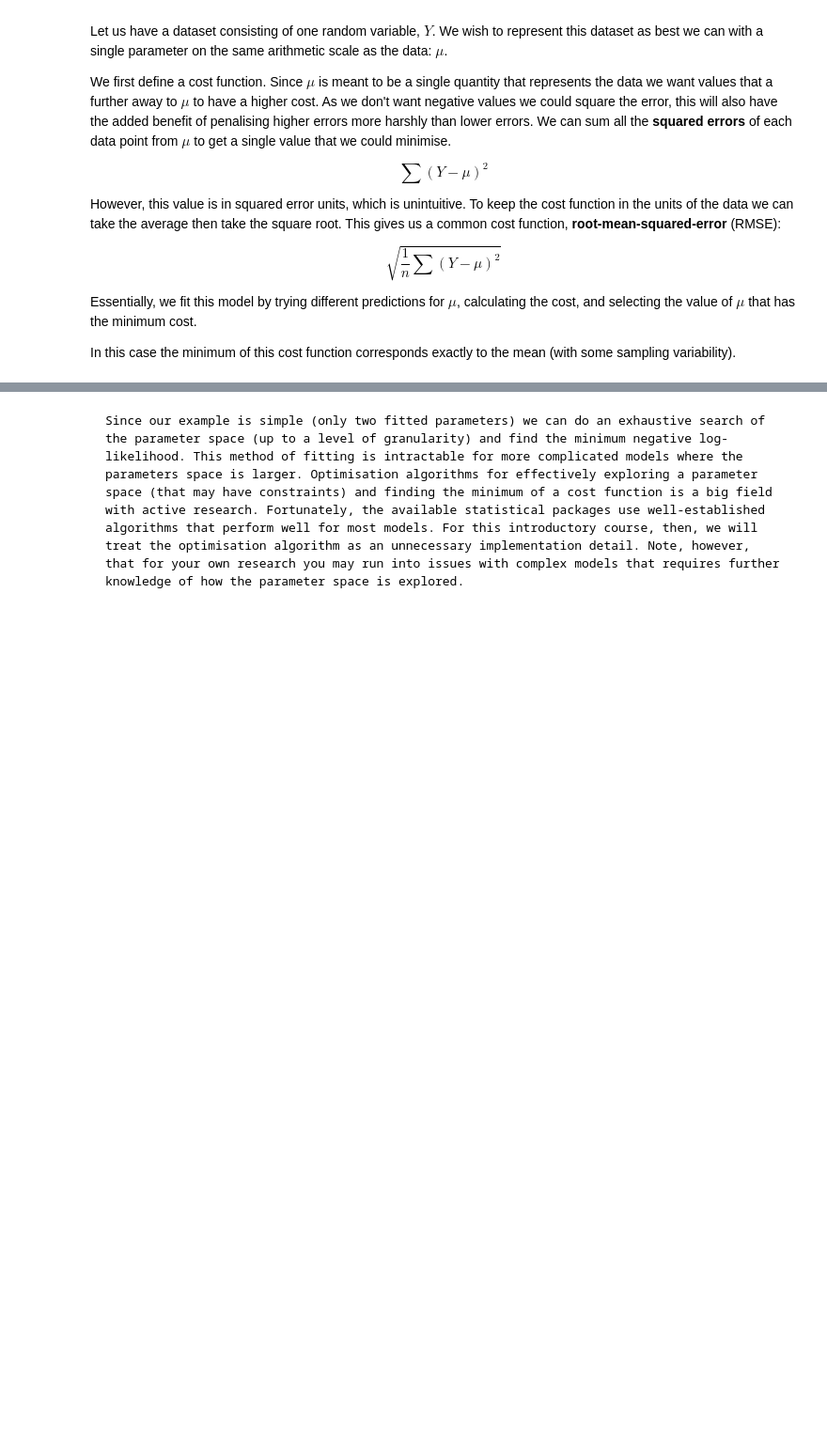
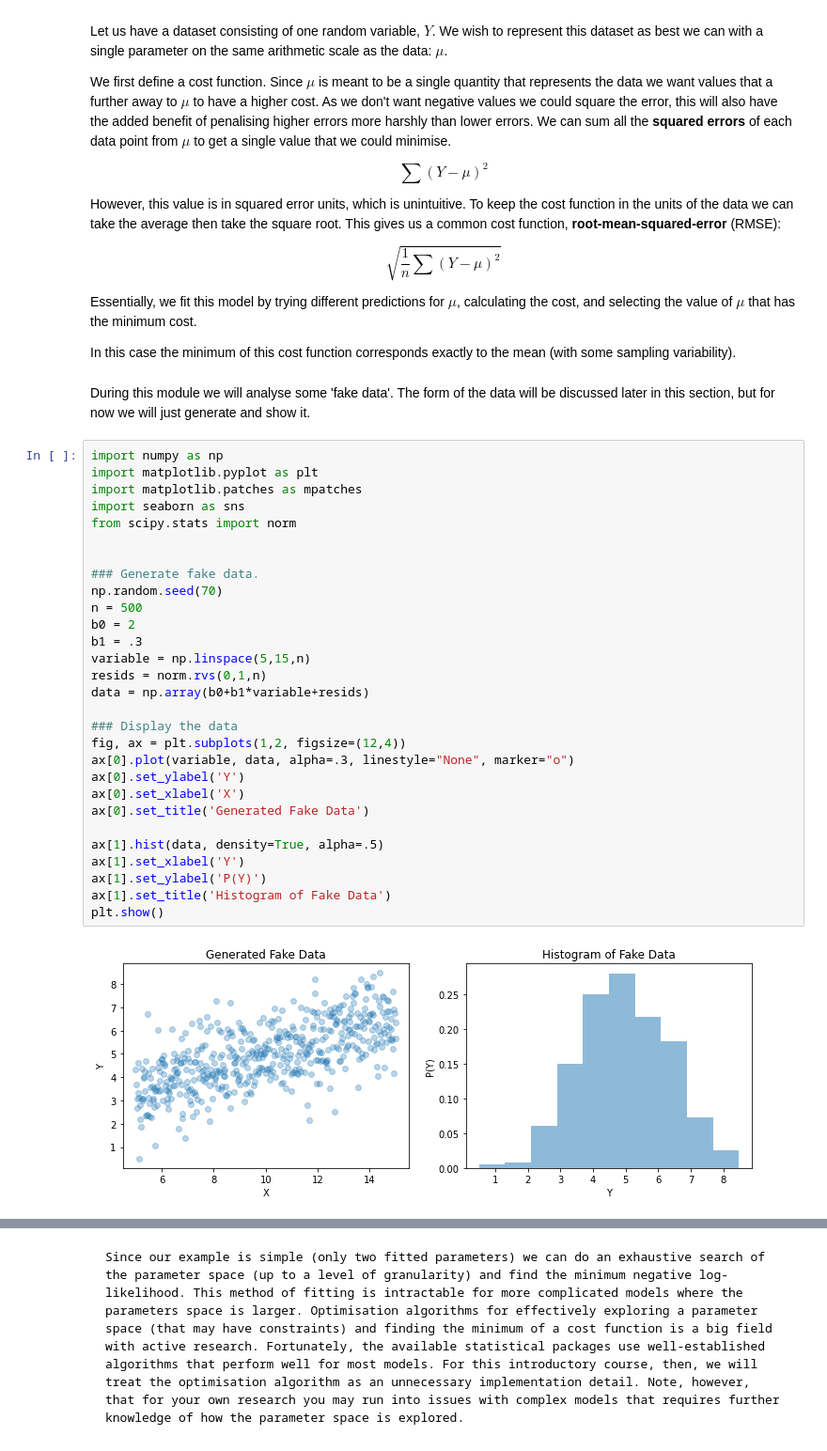
Before and after one commit to alan-turing-institute/rds-course, a Jupyter notebook: _sources/modules/m4/4.2_Fitting_Models.ipynb, the cells around one changed output, grey strips where cells are left out. Shown at 94% size. Saved outputs shown, nothing was run; the diff lists cells and outputs as text; blank space fills up the shorter version.

```diff
--- a/_sources/modules/m4/4.2_Fitting_Models.ipynb
+++ b/_sources/modules/m4/4.2_Fitting_Models.ipynb
@@ -28,4 +28,37 @@ $$\sqrt{\frac{1}{n}\sum (Y-\mu)^2}$$
 Essentially, we fit this model by trying different predictions for $\mu$, calculating the cost, and selecting the value of $\mu$ that has the minimum cost.
 
 In this case the minimum of this cost function corresponds exactly to the mean (with some sampling variability).
+# %% [markdown]
+During this module we will analyse some 'fake data'. The form of the data will be discussed later in this section, but for now we will just generate and show it.
+# %%
+import numpy as np
+import matplotlib.pyplot as plt
+import matplotlib.patches as mpatches
+import seaborn as sns
+from scipy.stats import norm
+
+
+### Generate fake data.
+np.random.seed(70)
+n = 500
+b0 = 2
+b1 = .3
+variable = np.linspace(5,15,n)
+resids = norm.rvs(0,1,n)
+data = np.array(b0+b1*variable+resids)
+
+### Display the data
+fig, ax = plt.subplots(1,2, figsize=(12,4))
+ax[0].plot(variable, data, alpha=.3, linestyle="None", marker="o")
+ax[0].set_ylabel('Y')
+ax[0].set_xlabel('X')
+ax[0].set_title('Generated Fake Data')
+
+ax[1].hist(data, density=True, alpha=.5)
+ax[1].set_xlabel('Y')
+ax[1].set_ylabel('P(Y)')
+ax[1].set_title('Histogram of Fake Data')
+plt.show()
+# %% [output]
+[figure, added]
 # %%
```
Also changed, not shown: parts of 6 cells of this notebook, 53 other files.
